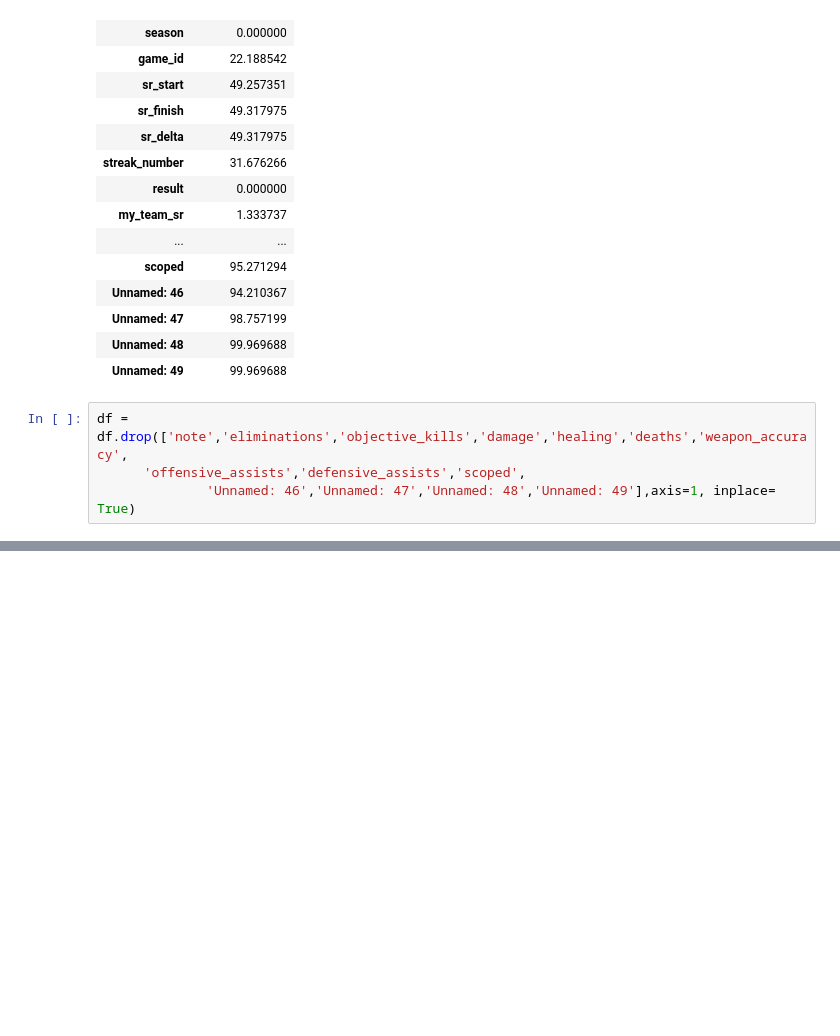
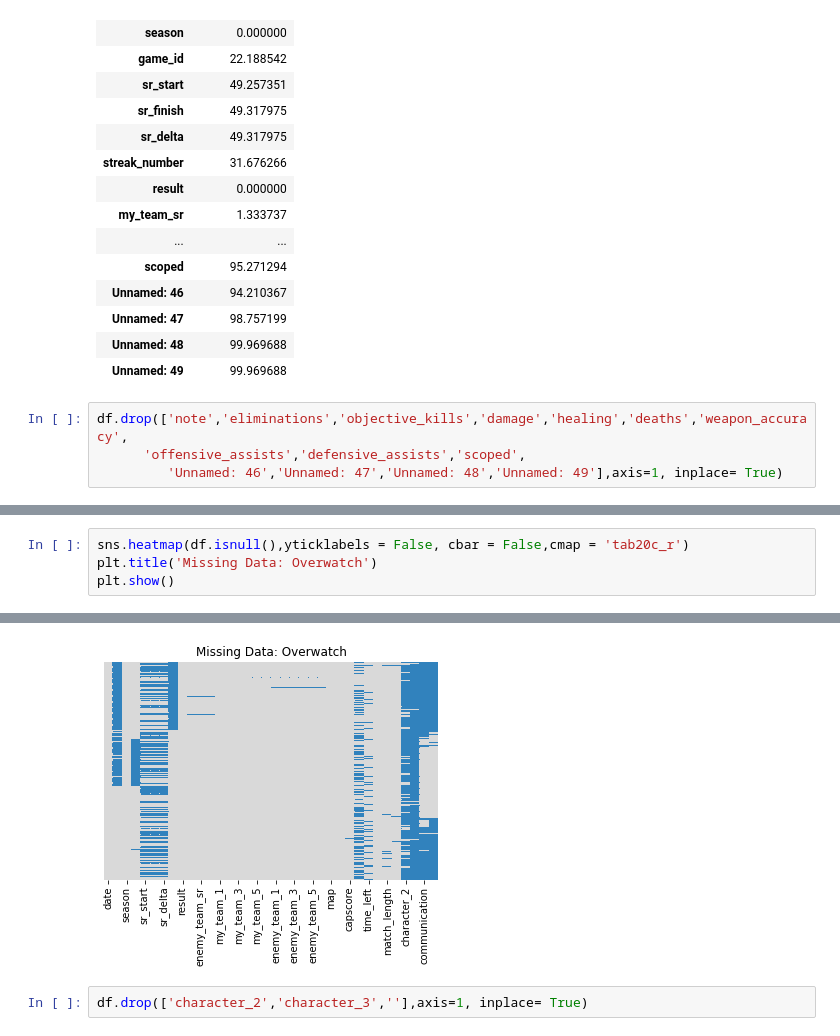
Before and after one commit to Jacobheyman702/Overwatch, a Jupyter notebook: Overwatch dataset.ipynb, the cells around one changed output, grey strips where cells are left out. Drawn from its saved outputs; the diff is of its cells as text; blank space fills up the shorter version.

Commit message:
drop bad columns

```diff
--- a/Overwatch dataset.ipynb
+++ b/Overwatch dataset.ipynb
@@ -155,9 +155,9 @@ pd.DataFrame(missing_percent ,columns = ["missing_percent"])
 | Unnamed: 48 | 99.969688 |
 | Unnamed: 49 | 99.969688 |
 # %%
-df = df.drop(['note','eliminations','objective_kills','damage','healing','deaths','weapon_accuracy',
+df.drop(['note','eliminations','objective_kills','damage','healing','deaths','weapon_accuracy',
       'offensive_assists','defensive_assists','scoped',
-              'Unnamed: 46','Unnamed: 47','Unnamed: 48','Unnamed: 49'],axis=1, inplace= True)
+         'Unnamed: 46','Unnamed: 47','Unnamed: 48','Unnamed: 49'],axis=1, inplace= True)
 # %%
 df.dtypes
 # %% [output]
@@ -167,0 +181,5 @@ None
+# %%
+sns.heatmap(df.isnull(),yticklabels = False, cbar = False,cmap = 'tab20c_r')
+plt.title('Missing Data: Overwatch')
+plt.show()
+# %% [output]
@@ -167,0 +189,3 @@ None
+[figure, added]
+# %%
+df.drop(['character_2','character_3',''],axis=1, inplace= True)
```
Also changed, not shown: parts of 3 cells of this notebook.
